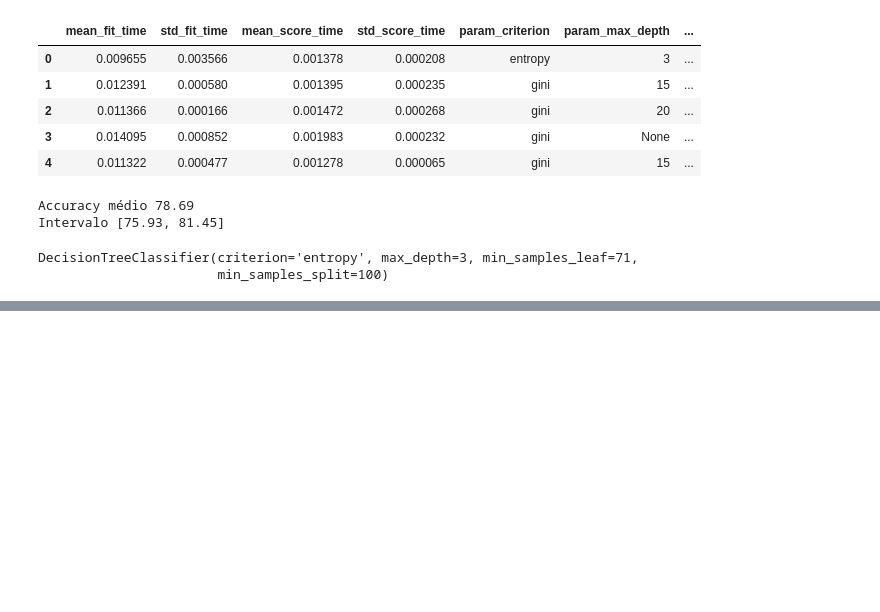
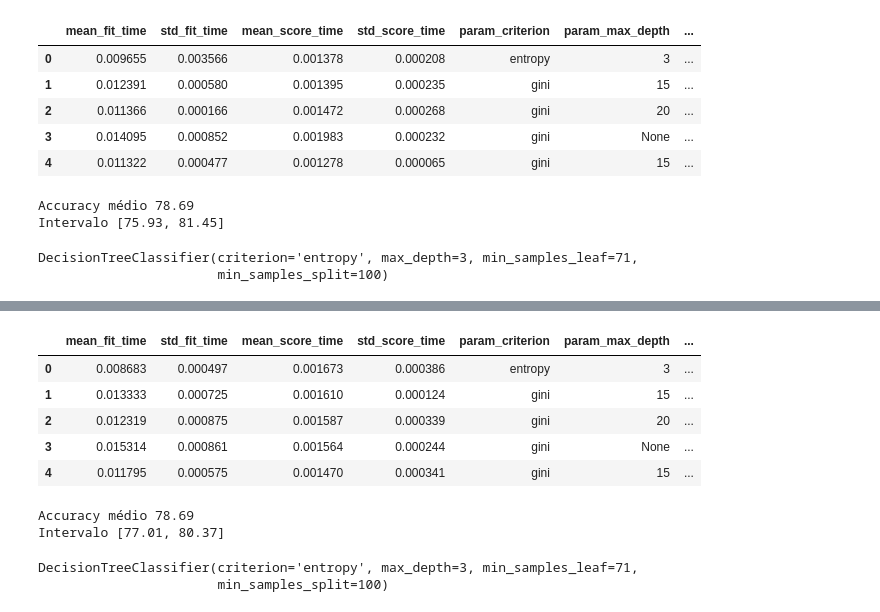
Before and after one commit to arthur-pulini/introducao-a-otimizacao-de-machine-learning-atraves-de-hiper-parametros-parte-2, a Jupyter notebook: Introdução_a_Machine_Learning_Otimização_parte_2.ipynb, the cells around one changed output, grey strips where cells are left out. Cells and saved outputs as stored; diff of their text form; code cells hidden in the pictures; blank space fills up the shorter version.

```diff
--- a/Introdução_a_Machine_Learning_Otimização_parte_2.ipynb
+++ b/Introdução_a_Machine_Learning_Otimização_parte_2.ipynb
@@ -772,0 +836,40 @@ graph
+# %%
+SEED=301
+np.random.seed(SEED)
+
+espaco_de_parametros = {
+    "max_depth" : [3, 5, 10, 15, 20, 30, None],
+    "min_samples_split" : randint(32, 128),
+    "min_samples_leaf" : randint(32, 128),
+    "criterion" : ["gini", "entropy"]
+}
+
+busca =  RandomizedSearchCV(DecisionTreeClassifier(),
+                            espaco_de_parametros,
+                            n_iter=64,
+                            cv = KFold(n_splits = 5, shuffle=True),
+                            random_state=SEED)
+#Precisamos definir n_iter com o número desejado de iterações
+
+busca.fit(x_azar, y_azar)
+resultados = pd.DataFrame(busca.cv_results_)
+resultados.head()
+# %% [output]
+|  | mean_fit_time | std_fit_time | mean_score_time | std_score_time | param_criterion | param_max_depth | ... |
+| 0 | 0.008683 | 0.000497 | 0.001673 | 0.000386 | entropy | 3 | ... |
+| 1 | 0.013333 | 0.000725 | 0.001610 | 0.000124 | gini | 15 | ... |
+| 2 | 0.012319 | 0.000875 | 0.001587 | 0.000339 | gini | 20 | ... |
+| 3 | 0.015314 | 0.000861 | 0.001564 | 0.000244 | gini | None | ... |
+| 4 | 0.011795 | 0.000575 | 0.001470 | 0.000341 | gini | 15 | ... |
+# %%
+scores = cross_val_score(busca, x_azar, y_azar, cv = KFold(n_splits=5, shuffle=True))
+imprime_score(scores)
+# %% [output]
+Accuracy médio 78.69
+Intervalo [77.01, 80.37]
+# %%
+melhor = busca.best_estimator_
+print(melhor)
+# %% [output]
+DecisionTreeClassifier(criterion='entropy', max_depth=3, min_samples_leaf=71,
+                       min_samples_split=100)
```
Also changed, not shown: parts of 6 cells of this notebook.
